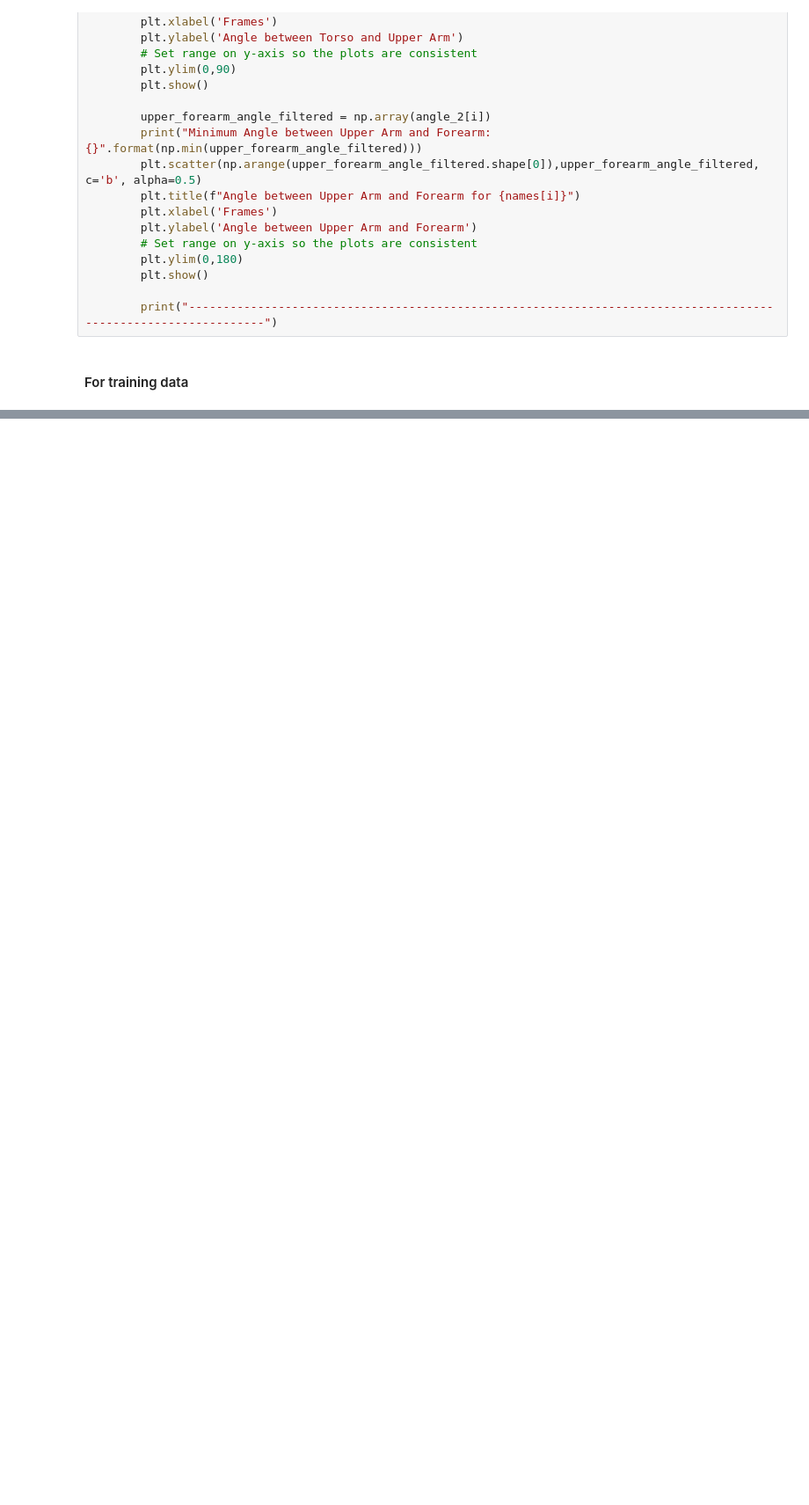
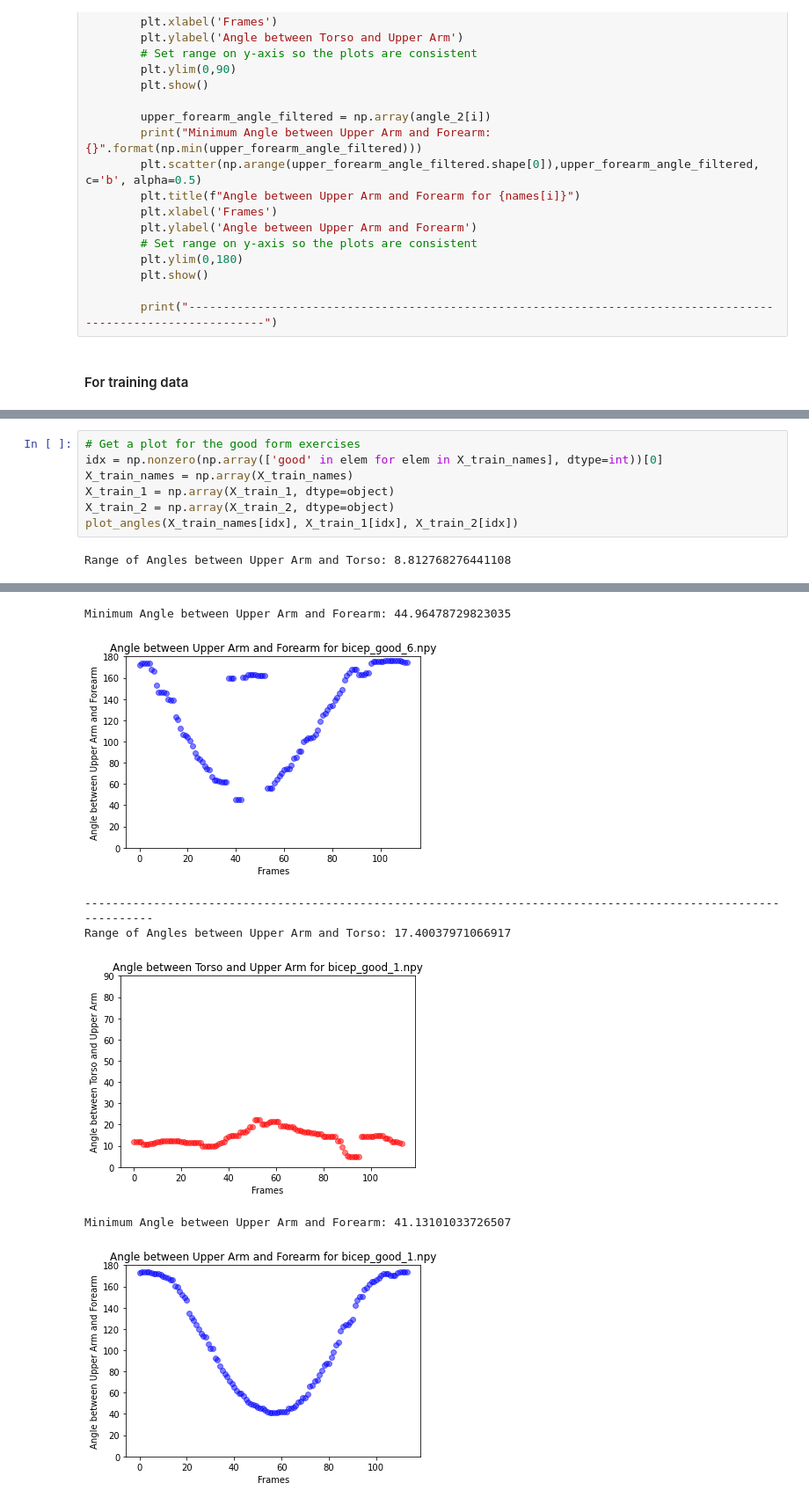
Before and after one commit to MSDS698/2021-product-analytics-group-project-group_7_swolemate, a Jupyter notebook: detectron2docker/DTW-BicepCurl_ex.ipynb, the cells around one changed output, grey strips where cells are left out. Shown: that part at 88% size. Cells and saved outputs as stored; diff of their text form; blank space fills up the shorter version.

```diff
--- a/detectron2docker/DTW-BicepCurl_ex.ipynb
+++ b/detectron2docker/DTW-BicepCurl_ex.ipynb
@@ -442,0 +479,9 @@ Minimum Angle between Upper Arm and Forearm: 44.96478729823035
+# %%
+# Get a plot for the good form exercises
+idx = np.nonzero(np.array(['good' in elem for elem in X_train_names], dtype=int))[0]
+X_train_names = np.array(X_train_names)
+X_train_1 = np.array(X_train_1, dtype=object)
+X_train_2 = np.array(X_train_2, dtype=object)
+plot_angles(X_train_names[idx], X_train_1[idx], X_train_2[idx])
+# %% [output]
+Range of Angles between Upper Arm and Torso: 8.812768276441108
@@ -442,0 +489,7 @@ Minimum Angle between Upper Arm and Forearm: 44.96478729823035
+Minimum Angle between Upper Arm and Forearm: 44.96478729823035
+[figure, added]
+---------------------------------------------------------------------------------------------------------------
+Range of Angles between Upper Arm and Torso: 17.40037971066917
+[figure, added]
+Minimum Angle between Upper Arm and Forearm: 41.13101033726507
+[figure, added]
```
Also changed, not shown: parts of 14 cells of this notebook.
